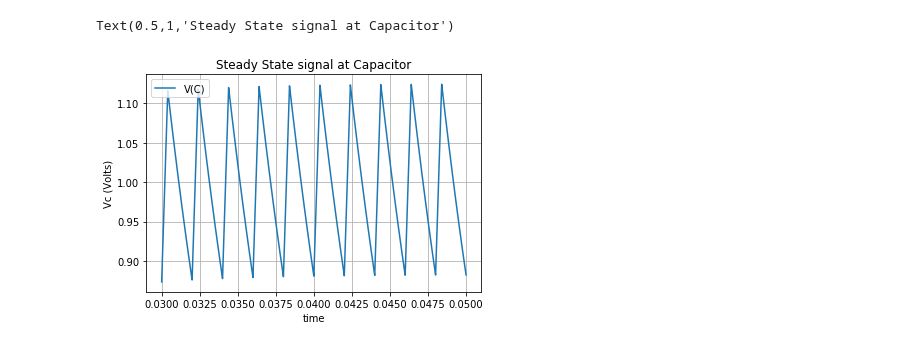
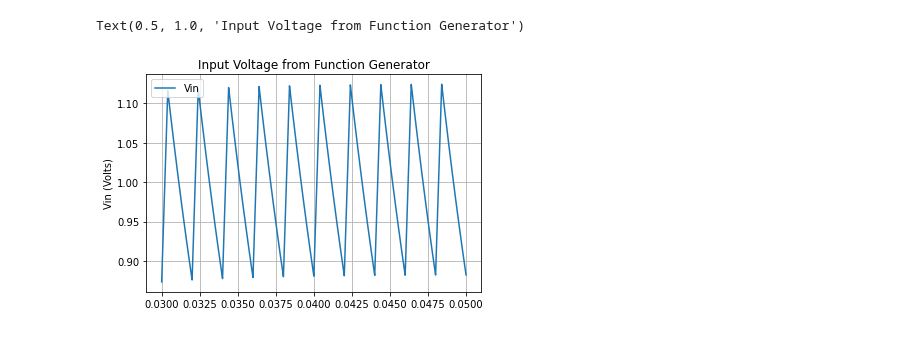
Before and after one commit to sspickle/instrumentation-projects, a Jupyter notebook: proj2/Transistors and Amplifiers.ipynb, the cells around one changed output. Cells and saved outputs as stored; diff of their text form; code cells hidden in the pictures.

```diff
--- a/proj2/Transistors and Amplifiers.ipynb
+++ b/proj2/Transistors and Amplifiers.ipynb
@@ -47,13 +47,15 @@ You can see that there are *lots* of transistors involved. We're going to constr
 # %%
 df=pd.read_csv('triangle.csv', sep='\t')
-df[df['time']>0.03].plot('time','V(C)')
+t = df[df['time']>0.03]['time'].values
+V = df[df['time']>0.03]['V(C)'].values
+pl.plot(t,V,label="Vin")
 pl.grid()
 pl.legend(loc=2)
-pl.ylabel("Vc (Volts)")
-pl.title("Steady State signal at Capacitor")
+pl.ylabel("Vin (Volts)")
+pl.title("Input Voltage from Function Generator")
 # %% [output]
-Text(0.5,1,'Steady State signal at Capacitor')
+Text(0.5, 1.0, 'Input Voltage from Function Generator')
-[figure, old version]
+[figure, new version]
 # %% [markdown]
 # Amplify this signal
 
```
Also changed, not shown: parts of 4 cells of this notebook, 15 other files.
